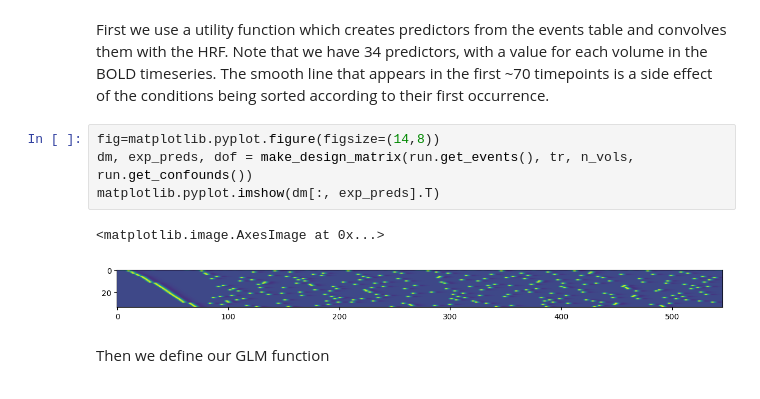
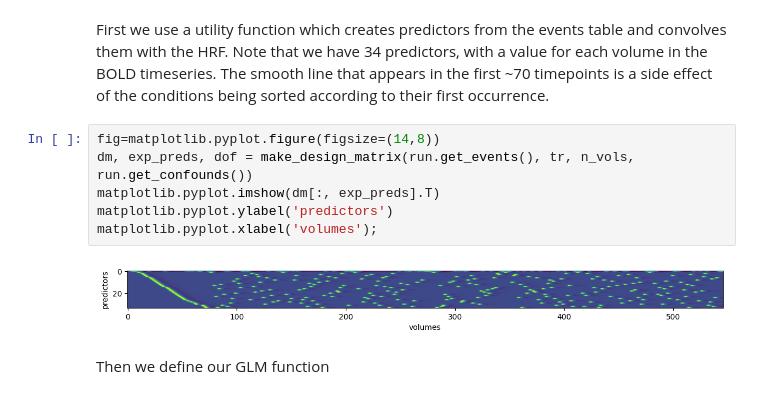
Before and after one commit to rsagroup/rsatoolbox, a Jupyter notebook: demos/demo_fmri.ipynb, the cells around one changed output. Saved outputs shown, nothing was run; the diff lists cells and outputs as text.

Commit message:
axis labels predictor plot

```diff
--- a/demos/demo_fmri.ipynb
+++ b/demos/demo_fmri.ipynb
@@ -86,10 +86,11 @@ First we use a utility function which creates predictors from the events table a
 # %%
 fig=matplotlib.pyplot.figure(figsize=(14,8))
 dm, exp_preds, dof = make_design_matrix(run.get_events(), tr, n_vols, run.get_confounds())
 matplotlib.pyplot.imshow(dm[:, exp_preds].T)
+matplotlib.pyplot.ylabel('predictors')
+matplotlib.pyplot.xlabel('volumes');
 # %% [output]
-<matplotlib.image.AxesImage at 0x...>
-[figure, old version]
+[figure, new version]
 # %% [markdown]
 Then we define our GLM function
 # %%
```
Also changed, not shown: parts of 4 cells of this notebook.
